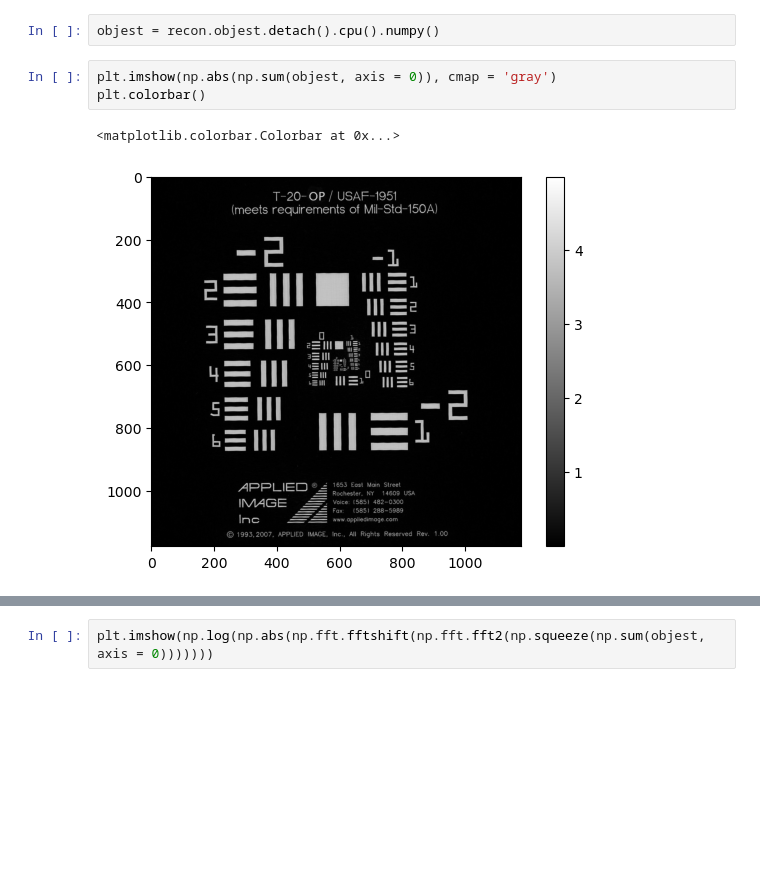
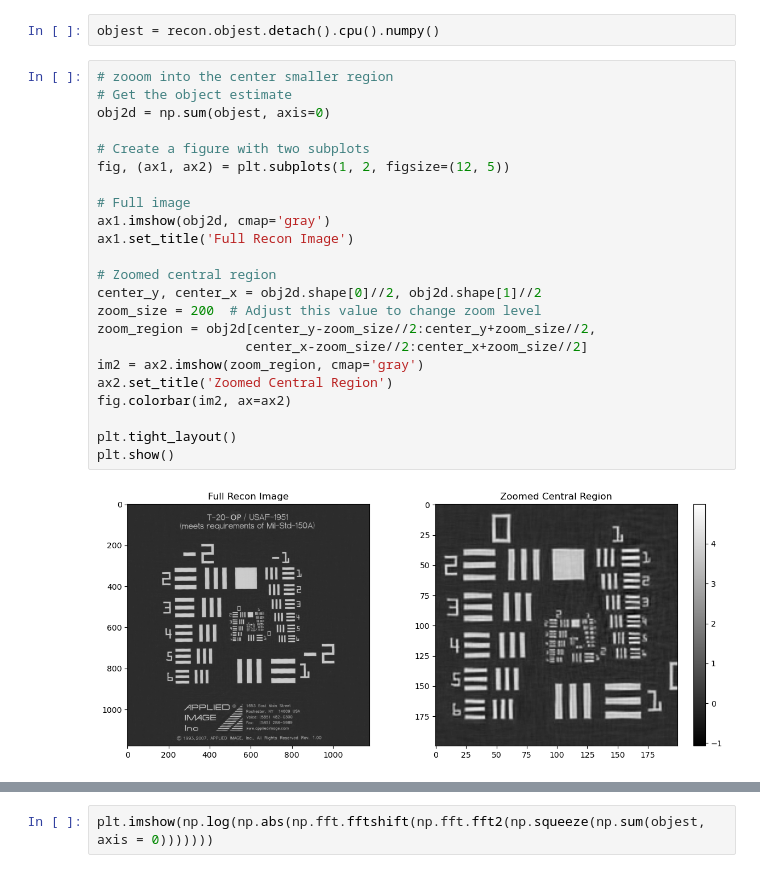
Before and after one commit to neerja/spectral_fourier_ptychography, a Jupyter notebook: spectralfpm_sim.ipynb, the cells around one changed output, grey strips where cells are left out. Saved outputs shown, nothing was run; the diff lists cells and outputs as text; blank space fills up the shorter version.

```diff
--- a/spectralfpm_sim.ipynb
+++ b/spectralfpm_sim.ipynb
@@ -108,9 +108,28 @@ recon.train()
 [figure]
 # %%
 objest = recon.objest.detach().cpu().numpy()
-# %%
-plt.imshow(np.abs(np.sum(objest, axis = 0)), cmap = 'gray')
-plt.colorbar()
-# %% [output]
-<matplotlib.colorbar.Colorbar at 0x...>
-[figure, removed]
+# %%
+# zooom into the center smaller region
+# Get the object estimate
+obj2d = np.sum(objest, axis=0)
+
+# Create a figure with two subplots
+fig, (ax1, ax2) = plt.subplots(1, 2, figsize=(12, 5))
+
+# Full image
+ax1.imshow(obj2d, cmap='gray')
+ax1.set_title('Full Recon Image')
+
+# Zoomed central region
+center_y, center_x = obj2d.shape[0]//2, obj2d.shape[1]//2
+zoom_size = 200  # Adjust this value to change zoom level
+zoom_region = obj2d[center_y-zoom_size//2:center_y+zoom_size//2,
+                   center_x-zoom_size//2:center_x+zoom_size//2]
+im2 = ax2.imshow(zoom_region, cmap='gray')
+ax2.set_title('Zoomed Central Region')
+fig.colorbar(im2, ax=ax2)
+
+plt.tight_layout()
+plt.show()
+# %% [output]
+[figure, added]
```
Also changed, not shown: parts of 3 cells of this notebook, 1 other file.
